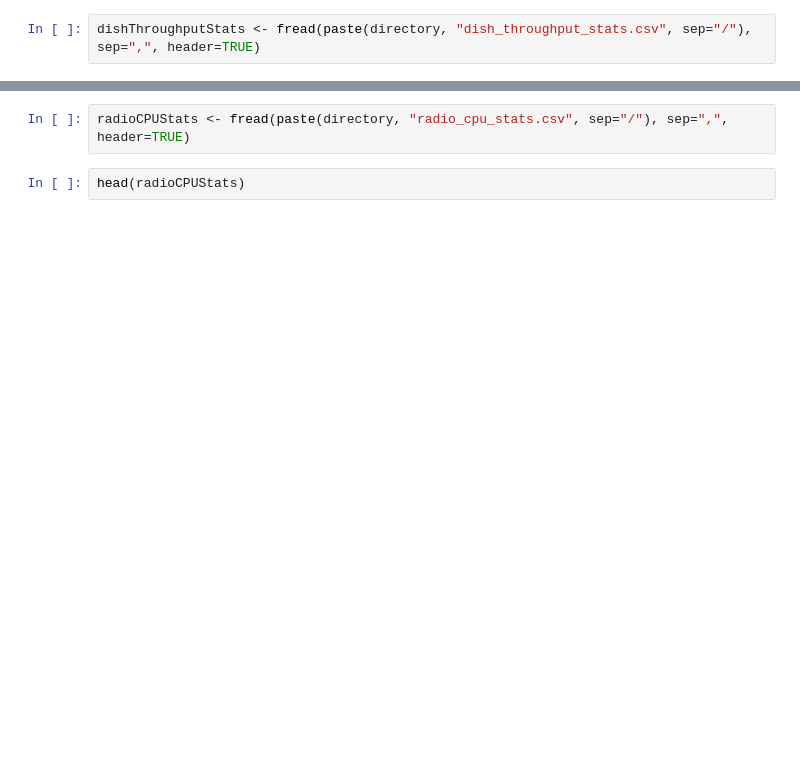
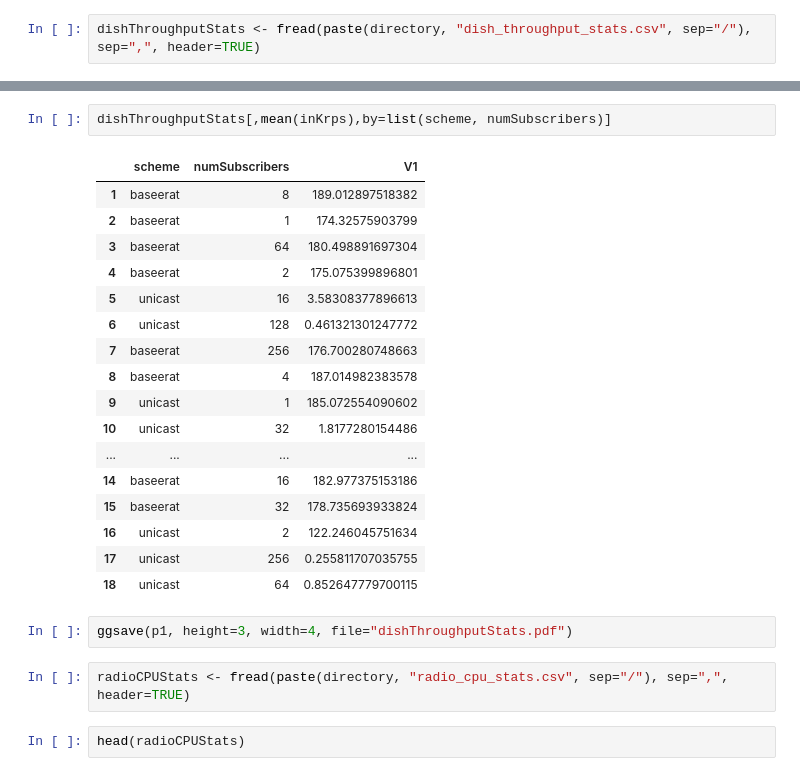
Before and after one commit to Elmo-MCast/measurements, a Jupyter notebook: vmware/analysis/apps/pub/vms/fanout/usage (R).ipynb, the cells around one changed output, grey strips where cells are left out. Cells and saved outputs as stored; diff of their text form; blank space fills up the shorter version.

```diff
--- a/vmware/analysis/apps/pub/vms/fanout/usage (R).ipynb
+++ b/vmware/analysis/apps/pub/vms/fanout/usage (R).ipynb
@@ -26,3 +72,25 @@ head(dishThroughputStats)
+# %%
+dishThroughputStats[,mean(inKrps),by=list(scheme, numSubscribers)]
+# %% [output]
+|  | scheme | numSubscribers | V1 |
+| 1 | baseerat | 8 | 189.012897518382 |
+| 2 | baseerat | 1 | 174.32575903799 |
+| 3 | baseerat | 64 | 180.498891697304 |
+| 4 | baseerat | 2 | 175.075399896801 |
+| 5 | unicast | 16 | 3.58308377896613 |
+| 6 | unicast | 128 | 0.461321301247772 |
+| 7 | baseerat | 256 | 176.700280748663 |
+| 8 | baseerat | 4 | 187.014982383578 |
+| 9 | unicast | 1 | 185.072554090602 |
+| 10 | unicast | 32 | 1.8177280154486 |
+| ... | ... | ... | ... |
+| 14 | baseerat | 16 | 182.977375153186 |
+| 15 | baseerat | 32 | 178.735693933824 |
+| 16 | unicast | 2 | 122.246045751634 |
+| 17 | unicast | 256 | 0.255811707035755 |
+| 18 | unicast | 64 | 0.852647779700115 |
+# %%
+ggsave(p1, height=3, width=4, file="dishThroughputStats.pdf")
 # %%
 radioCPUStats <- fread(paste(directory, "radio_cpu_stats.csv", sep="/"), sep=",", header=TRUE)
 # %%
```
Also changed, not shown: parts of 10 cells of this notebook, 26 other files.
